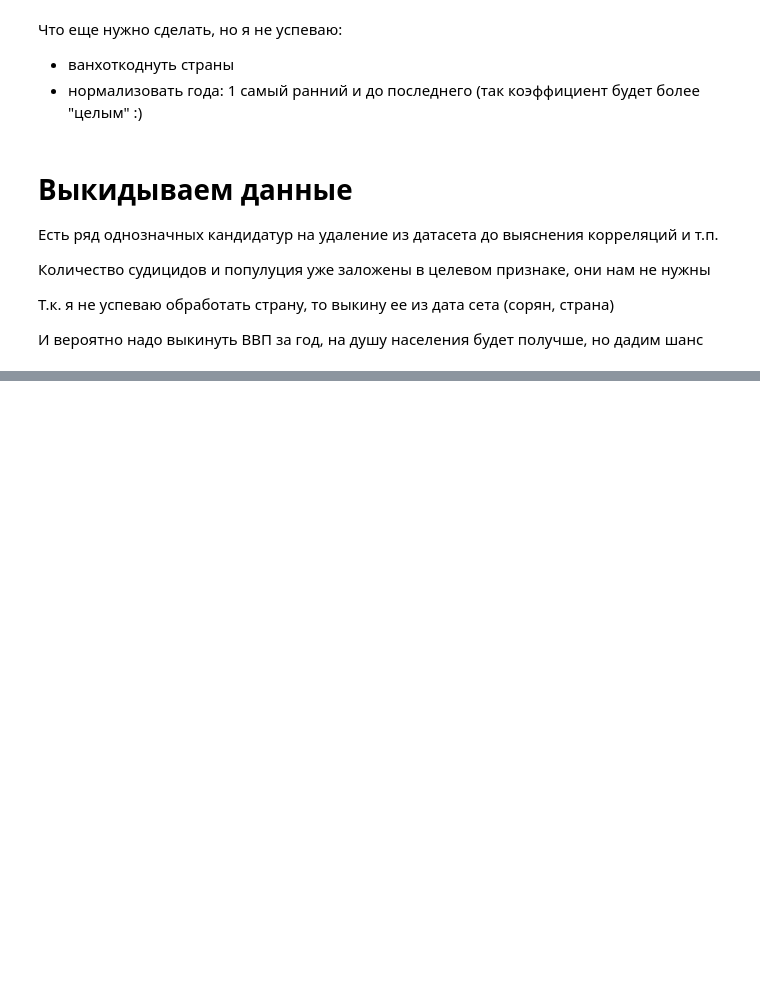
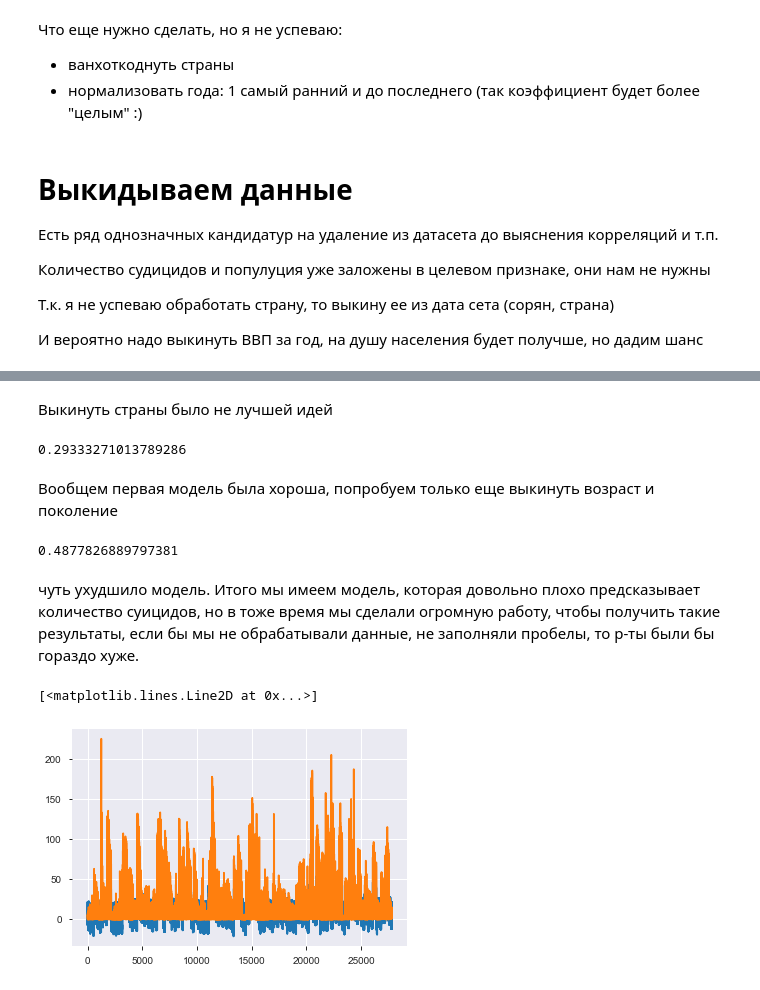
Before and after one commit to Midriaz/python, a Jupyter notebook: feature-engineering/lab.ipynb, the cells around one changed output, grey strips where cells are left out. Cells and saved outputs as stored; diff of their text form; code cells hidden in the pictures; blank space fills up the shorter version.

```diff
--- a/feature-engineering/lab.ipynb
+++ b/feature-engineering/lab.ipynb
@@ -283,0 +288,7 @@ NameError: name 'ProfileReport' is not defined
+# %%
+# перед нормализацией надо конвертировать данные ВВП в целые числа (процессинг от склеарн валится с ошибкой без этого)
+
+def to_int(col):
+    return int(col.replace(',', ''))
+
+save_data[" gdp_for_year ($) "] = save_data[" gdp_for_year ($) "].apply(to_int)
@@ -283,0 +297,12 @@ NameError: name 'ProfileReport' is not defined
+# %%
+from sklearn import preprocessing
+min_max_scaler = preprocessing.MinMaxScaler()
+
+df = save_data.copy()
+del(df['suicides/100k pop'])
+
+np_scaled = min_max_scaler.fit_transform(df)
+df_normalized = pd.DataFrame(np_scaled)
+df_normalized.columns = df.columns
+# %%
+df_normalized = df_normalized.join(save_data['suicides/100k pop'])
@@ -283,0 +387,55 @@ NameError: name 'ProfileReport' is not defined
+# %% [markdown]
+Выкинуть страны было не лучшей идей
+# %%
+y = corr_df['suicides/100k pop']
+X = corr_df.copy()
+del(X['HDI for year'])
+del(X['suicides/100k pop'])
+
+X_train, X_test, y_train, y_test = train_test_split(
+    X,
+    y,
+    test_size = 0.2,
+    random_state = 3
+)
+
+model = LinearRegression()
+model.fit(X_train, y_train)
+predicted_y = model.predict(X_test)
+model.score(X_test, y_test)
+# %% [output]
+0.29333271013789286
+# %% [markdown]
+Вообщем первая модель была хороша, попробуем только еще выкинуть возраст и поколение
+# %%
+y = df_normalized['suicides/100k pop']
+X = df_normalized.copy()
+del(X['suicides/100k pop'])
+del(X['year'])
+del(X['age'])
+
+X_train, X_test, y_train, y_test = train_test_split(
+    X,
+    y,
+    test_size = 0.2,
+    random_state = 3
+)
+
+model = LinearRegression()
+model.fit(X_train, y_train)
+predicted_y = model.predict(X_test)
+model.score(X_test, y_test)
+# %% [output]
+0.4877826889797381
+# %% [markdown]
+чуть ухудшило модель. Итого мы имеем модель, которая довольно плохо предсказывает количество суицидов, но в тоже время мы сделали огромную работу, чтобы получить такие результаты, если бы мы не обрабатывали данные, не заполняли пробелы, то р-ты были бы гораздо хуже.
+# %%
+from matplotlib import pyplot as plt
+
+predicted_y = X.apply(lambda x: sum(x * model.coef_) + model.intercept_, axis = 1)
+
+plt.plot(predicted_y) #СИНИЙ
+plt.plot(y) #ОРАНЖЕВЫЙ
+# %% [output]
+[<matplotlib.lines.Line2D at 0x...>]
+[figure, added]
```
Also changed, not shown: parts of 18 cells of this notebook.
